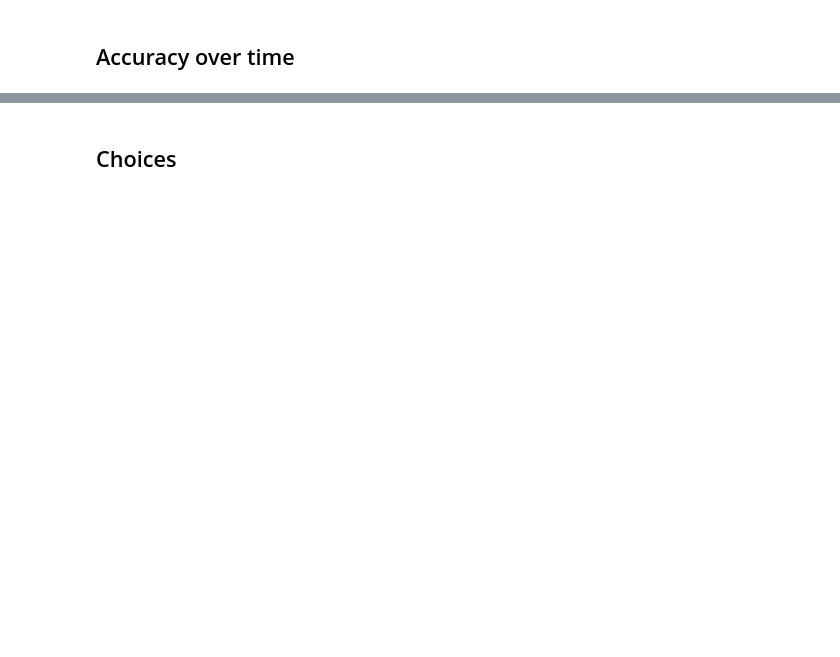
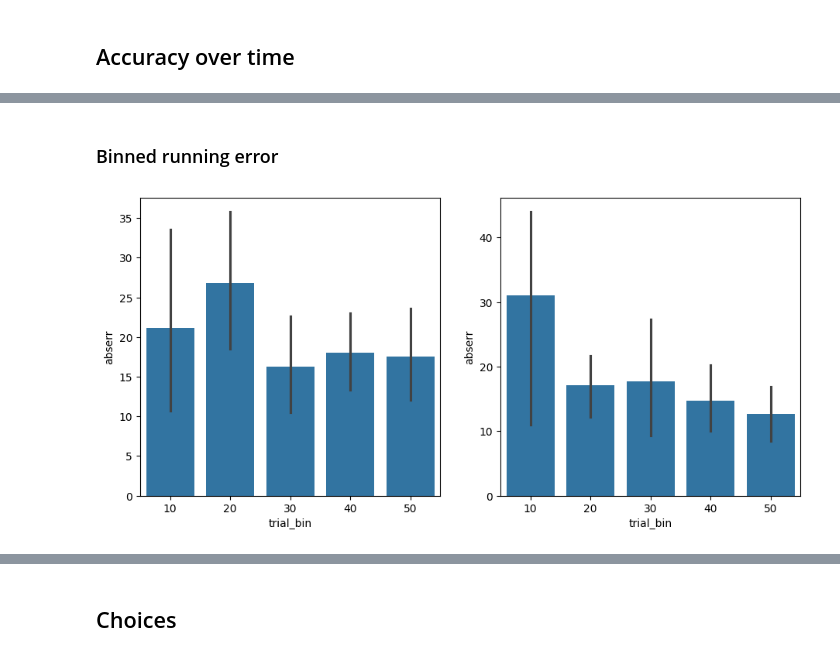
Before and after one commit to ozika/tasks-for-grants, a Jupyter notebook: contextual-inference/analysis/overview_analyses.ipynb, the cells around one changed output, grey strips where cells are left out. Cells and saved outputs as stored; diff of their text form; code cells hidden in the pictures; blank space fills up the shorter version.

```diff
--- a/contextual-inference/analysis/overview_analyses.ipynb
+++ b/contextual-inference/analysis/overview_analyses.ipynb
@@ -73,0 +154,17 @@ sns.lineplot(data = accdf, x="trial", y="running_err",alpha=0.8, color="red", es
+# %% [markdown]
+### Binned running error
+# %%
+accdf["trial_bin"] = (accdf["trial"] // 10) * 10
+
+f, ax = plt.subplots(1,2,figsize=(11,5))
+
+for cidx in range(1,3):
+
+    # Aggregate RT and running_err by SubID and trial_bin
+    agg_df = accdf.loc[accdf["cond_order"]==cidx,].groupby(["SubID", "trial_bin"]).agg(
+        {"RT": "mean", "abserr": "mean"}
+    ).reset_index()
+
+    sns.barplot(agg_df, x="trial_bin", y="abserr", ax=ax[cidx-1])
+# %% [output]
+[figure, added]
```
Also changed, not shown: parts of 40 cells of this notebook, 6 other files.
